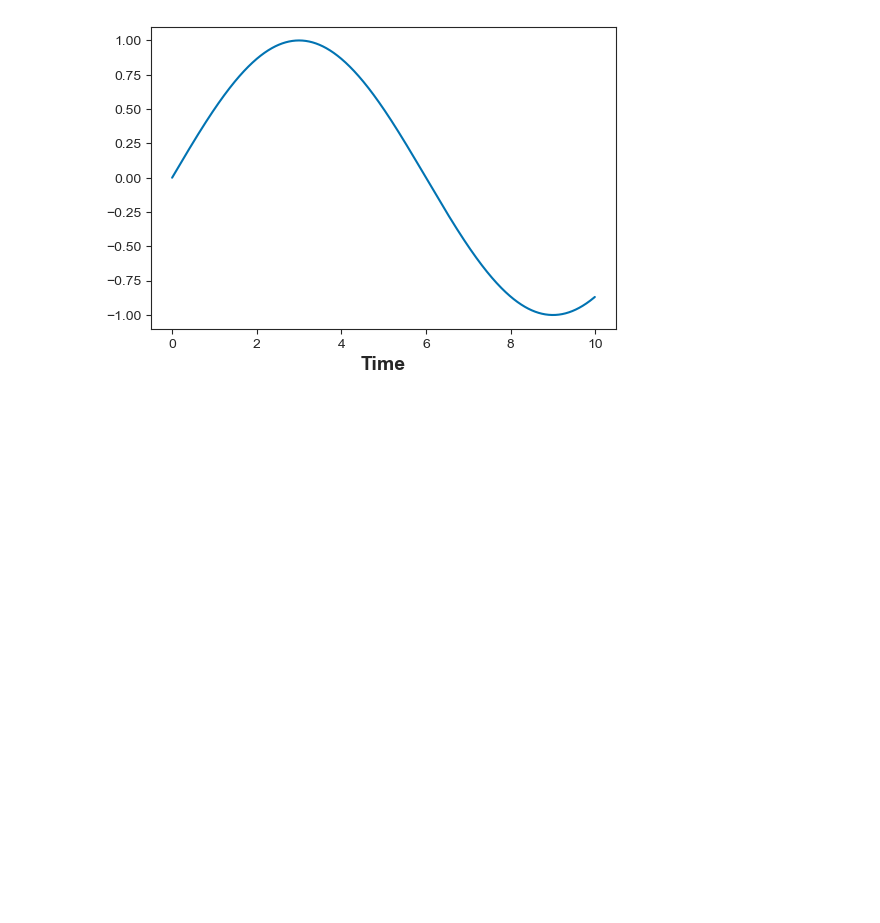
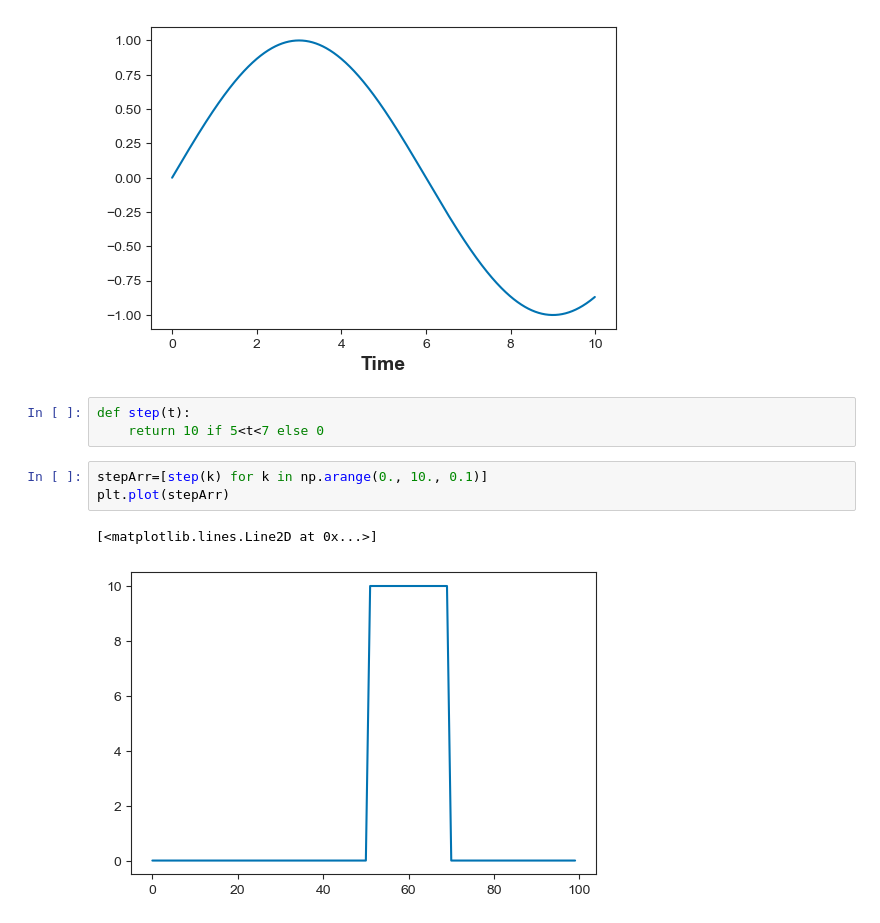
Before and after one commit to vjaltare/skeletal_muscle_yap, a Jupyter notebook: senneff_calcium_handling_08_11.ipynb, the cells around one changed output. Cells and saved outputs as stored; diff of their text form; blank space fills up the shorter version.

```diff
--- a/senneff_calcium_handling_08_11.ipynb
+++ b/senneff_calcium_handling_08_11.ipynb
@@ -183,3 +318,12 @@ plt.xlabel(r"Time")
 # %% [output]
 Text(0.5, 0, 'Time')
 [figure]
+# %%
+def step(t):
+    return 10 if 5<t<7 else 0
+# %%
+stepArr=[step(k) for k in np.arange(0., 10., 0.1)]
+plt.plot(stepArr)
+# %% [output]
+[<matplotlib.lines.Line2D at 0x...>]
+[figure, added]
```
Also changed, not shown: parts of 8 cells of this notebook.
